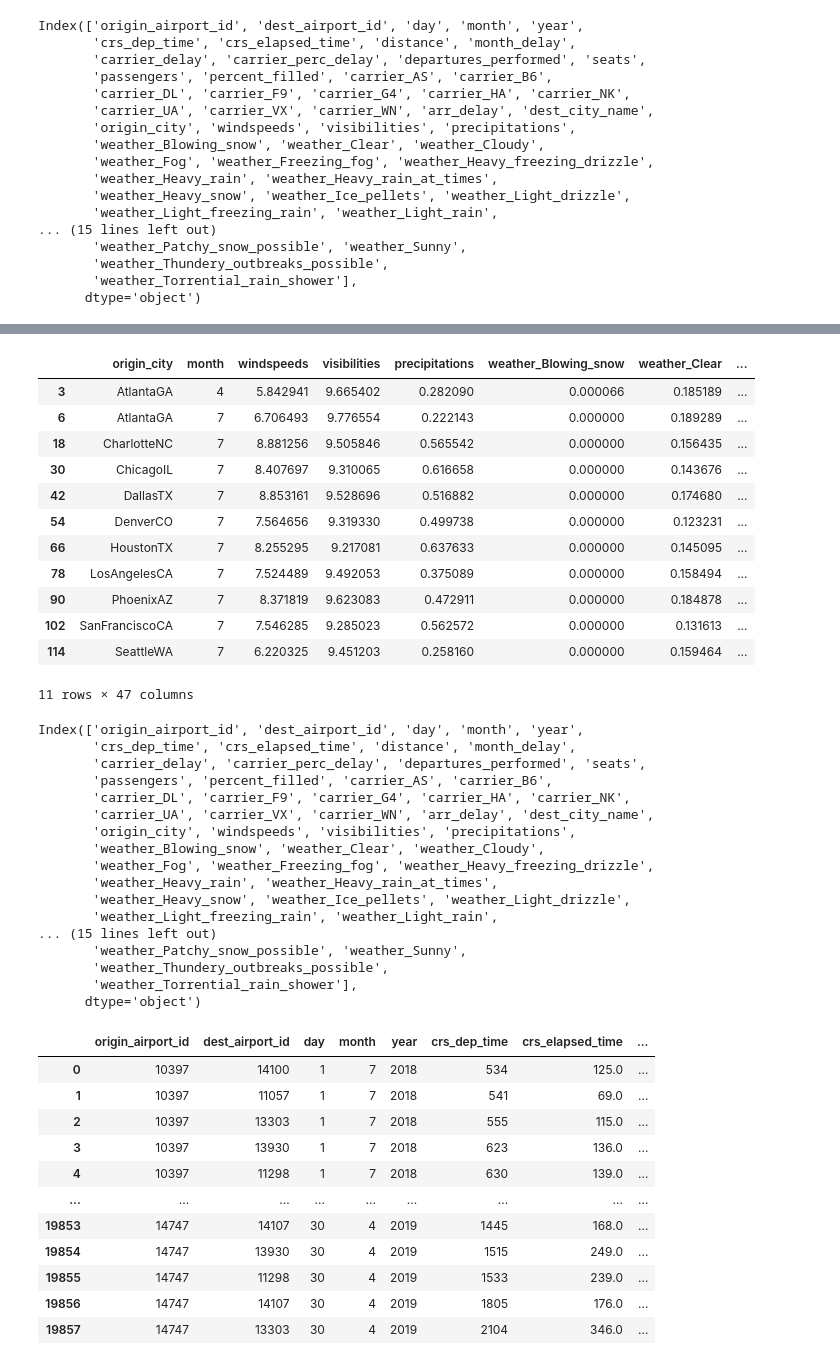
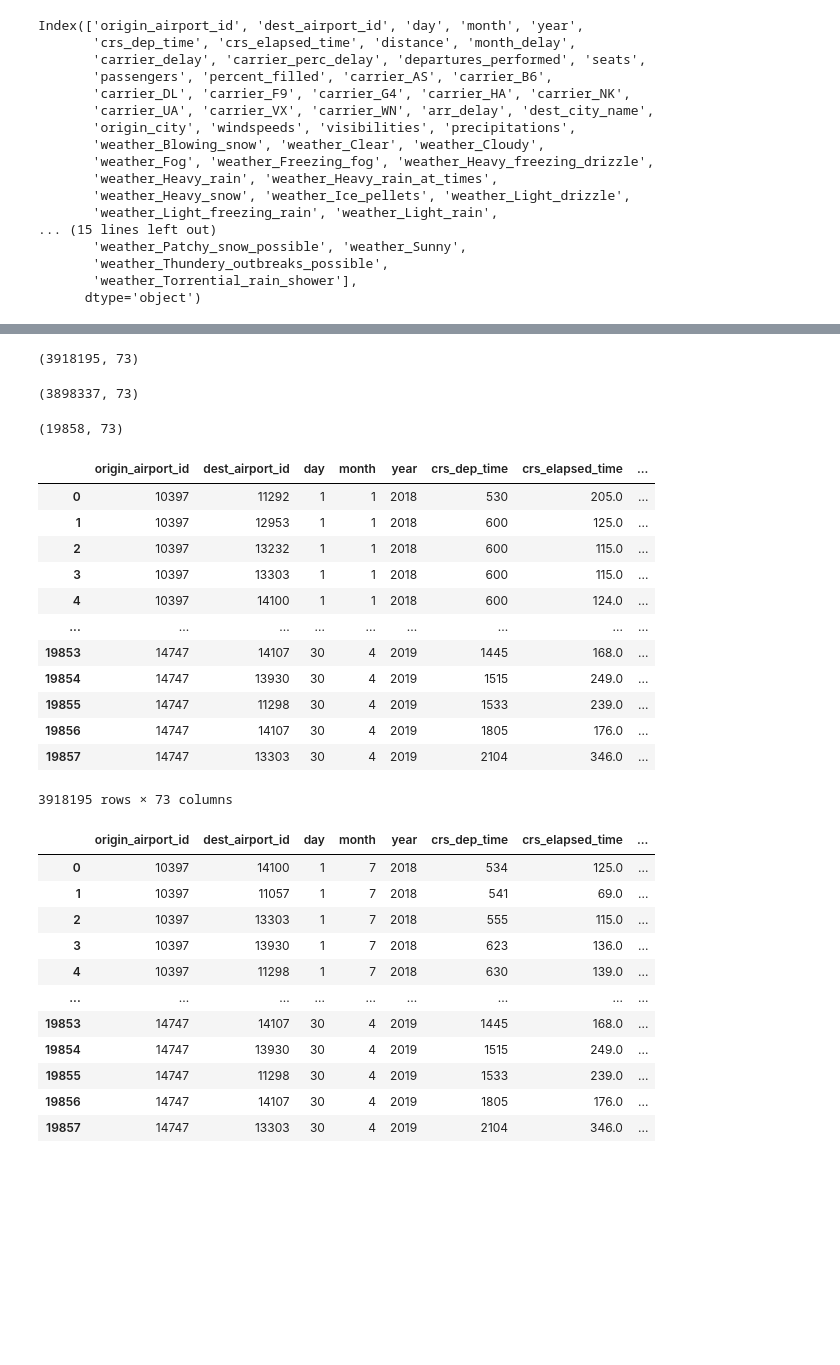
Before and after one commit to scmguireal/Flight_delay_predictive_classifier, a Jupyter notebook: src/modules/WeatherAndFlightsData/CombinationBuilder.ipynb, the cells around one changed output, grey strips where cells are left out. Cells and saved outputs as stored; diff of their text form; code cells hidden in the pictures; blank space fills up the shorter version.

```diff
--- a/src/modules/WeatherAndFlightsData/CombinationBuilder.ipynb
+++ b/src/modules/WeatherAndFlightsData/CombinationBuilder.ipynb
@@ -324,4 +324,4 @@ Fflights.to_csv('../../../data/final_flights_unclean.csv')
 # %% [output]
 array([7, 4, 1])
 # %%
-train_flights = read_csv('../../../data/final_flights_unclean.csv')
+train_flights = pd.read_csv('../../../data/final_flights_unclean.csv')
@@ -342,5 +328,7 @@ train_flights = read_csv('../../../data/final_flights_unclean.csv')
 # %%
-train_flights = pd.get_dummies(Fflights,prefix=['weather'], columns = ['weather_desc'], drop_first=True)
+train_flights = pd.get_dummies(train_flights,prefix=['weather'], columns = ['weather_desc'], drop_first=True)
 # %%
 train_flights.columns = train_flights.columns.str.replace(' ', '_')
+# %%
+train_flights = train_flights.drop(['Unnamed:_0'],axis=1)
 # %%
@@ -503,37 +481,33 @@ atll[['month','windspeeds','visibilities','precipitations']]
 # %%
-cm_avg.loc[(cm_avg['origin_city'] == 'AtlantaGA') & (cm_avg['month'] == 4) | (cm_avg['month'] ==7)]
+# cm_avg.loc[(cm_avg['origin_city'] == 'AtlantaGA') & (cm_avg['month'] == 4) | (cm_avg['month'] ==7)]
-# %% [output]
-|  | origin_city | month | windspeeds | visibilities | precipitations | weather_Blowing_snow | weather_Clear | ... |
-| 3 | AtlantaGA | 4 | 5.842941 | 9.665402 | 0.282090 | 0.000066 | 0.185189 | ... |
-| 6 | AtlantaGA | 7 | 6.706493 | 9.776554 | 0.222143 | 0.000000 | 0.189289 | ... |
-| 18 | CharlotteNC | 7 | 8.881256 | 9.505846 | 0.565542 | 0.000000 | 0.156435 | ... |
-| 30 | ChicagoIL | 7 | 8.407697 | 9.310065 | 0.616658 | 0.000000 | 0.143676 | ... |
-| 42 | DallasTX | 7 | 8.853161 | 9.528696 | 0.516882 | 0.000000 | 0.174680 | ... |
-| 54 | DenverCO | 7 | 7.564656 | 9.319330 | 0.499738 | 0.000000 | 0.123231 | ... |
-| 66 | HoustonTX | 7 | 8.255295 | 9.217081 | 0.637633 | 0.000000 | 0.145095 | ... |
-| 78 | LosAngelesCA | 7 | 7.524489 | 9.492053 | 0.375089 | 0.000000 | 0.158494 | ... |
-| 90 | PhoenixAZ | 7 | 8.371819 | 9.623083 | 0.472911 | 0.000000 | 0.184878 | ... |
-| 102 | SanFranciscoCA | 7 | 7.546285 | 9.285023 | 0.562572 | 0.000000 | 0.131613 | ... |
-| 114 | SeattleWA | 7 | 6.220325 | 9.451203 | 0.258160 | 0.000000 | 0.159464 | ... |
-11 rows × 47 columns
 # %%
-fnf.columns
+final_df = ffull.append(fnf,sort=False)
-# %% [output]
-Index(['origin_airport_id', 'dest_airport_id', 'day', 'month', 'year',
-       'crs_dep_time', 'crs_elapsed_time', 'distance', 'month_delay',
-       'carrier_delay', 'carrier_perc_delay', 'departures_performed', 'seats',
-       'passengers', 'percent_filled', 'carrier_AS', 'carrier_B6',
-       'carrier_DL', 'carrier_F9', 'carrier_G4', 'carrier_HA', 'carrier_NK',
-       'carrier_UA', 'carrier_VX', 'carrier_WN', 'arr_delay', 'dest_city_name',
-       'origin_city', 'windspeeds', 'visibilities', 'precipitations',
-       'weather_Blowing_snow', 'weather_Clear', 'weather_Cloudy',
-       'weather_Fog', 'weather_Freezing_fog', 'weather_Heavy_freezing_drizzle',
-       'weather_Heavy_rain', 'weather_Heavy_rain_at_times',
-       'weather_Heavy_snow', 'weather_Ice_pellets', 'weather_Light_drizzle',
-       'weather_Light_freezing_rain', 'weather_Light_rain',
-... (15 lines left out)
-       'weather_Patchy_snow_possible', 'weather_Sunny',
-       'weather_Thundery_outbreaks_possible',
-       'weather_Torrential_rain_shower'],
-      dtype='object')
+# %%
+final_df.shape
+# %% [output]
+(3918195, 73)
+# %%
+ffull.shape
+# %% [output]
+(3898337, 73)
+# %%
+fnf.shape
+# %% [output]
+(19858, 73)
+# %%
+final_df
+# %% [output]
+|  | origin_airport_id | dest_airport_id | day | month | year | crs_dep_time | crs_elapsed_time | ... |
+| 0 | 10397 | 11292 | 1 | 1 | 2018 | 530 | 205.0 | ... |
+| 1 | 10397 | 12953 | 1 | 1 | 2018 | 600 | 125.0 | ... |
+| 2 | 10397 | 13232 | 1 | 1 | 2018 | 600 | 115.0 | ... |
+| 3 | 10397 | 13303 | 1 | 1 | 2018 | 600 | 115.0 | ... |
+| 4 | 10397 | 14100 | 1 | 1 | 2018 | 600 | 124.0 | ... |
+| ... | ... | ... | ... | ... | ... | ... | ... | ... |
+| 19853 | 14747 | 14107 | 30 | 4 | 2019 | 1445 | 168.0 | ... |
+| 19854 | 14747 | 13930 | 30 | 4 | 2019 | 1515 | 249.0 | ... |
+| 19855 | 14747 | 11298 | 30 | 4 | 2019 | 1533 | 239.0 | ... |
+| 19856 | 14747 | 14107 | 30 | 4 | 2019 | 1805 | 176.0 | ... |
+| 19857 | 14747 | 13303 | 30 | 4 | 2019 | 2104 | 346.0 | ... |
+3918195 rows × 73 columns
 # %%
```
Also changed, not shown: parts of 4 cells of this notebook, 1 other file.
